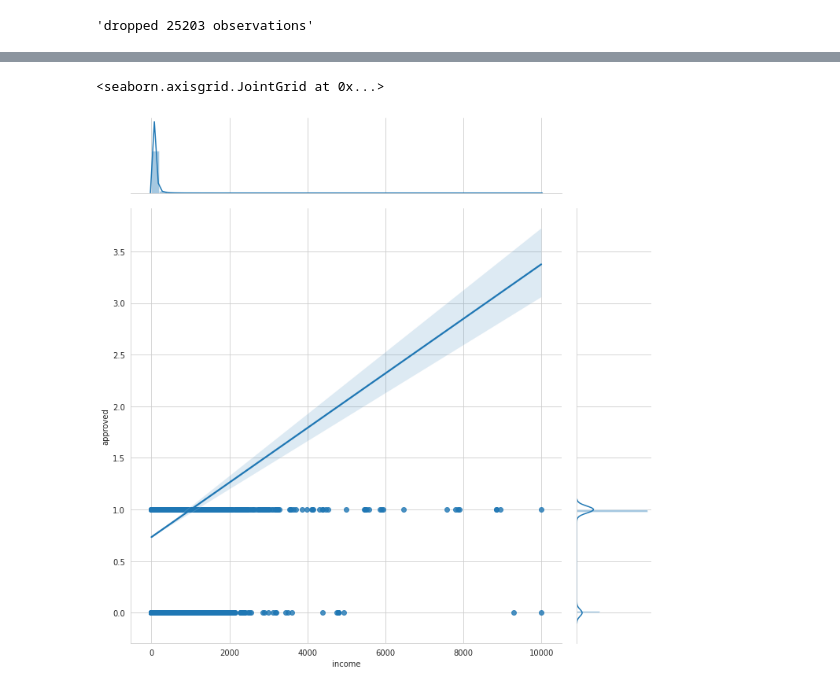
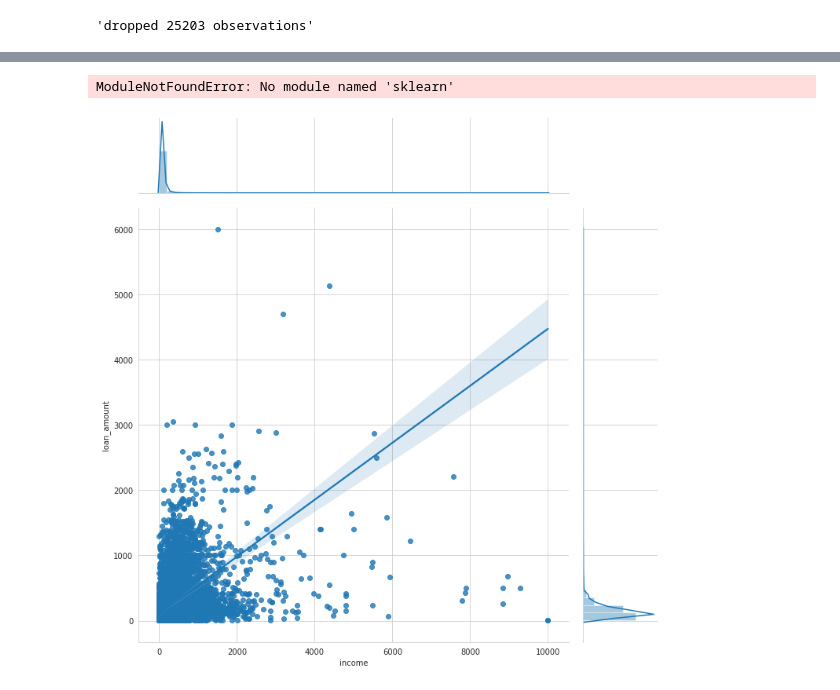
Before and after one commit to ewalsh/hmda, a Jupyter notebook: py_code/HMDA Loan Approval.ipynb, the cells around one changed output, grey strips where cells are left out. Cells and saved outputs as stored; diff of their text form; code cells hidden in the pictures.

Commit message:
upto density

```diff
--- a/py_code/HMDA Loan Approval.ipynb
+++ b/py_code/HMDA Loan Approval.ipynb
@@ -248,2 +252,9 @@ While our dataset is unbalanced, it is not extremely so.
 
 I have already mentioned that I expect income to be an important feature of our data. However, it comes in a few different forms. Let's examine our income data and look at how we might transform them below.
+# %%
+lar['applicant_income_000s'] = pd.to_numeric(lar['applicant_income_000s'])
+plt.figure(figsize=(8,6))
+plt.hist(lar['applicant_income_000s'],100,facecolor='#3F4B8C',alpha=0.8)
+plt.ylabel('Count')
+plt.xlabel('Income')
+plt.title('Applicant Income (in thousands USD)');
@@ -249,0 +280,4 @@ I have already mentioned that I expect income to be an important feature of our
+# %%
+start_obs = lar.shape[0]
+lar = lar[(lar['applicant_income_000s'] != 1)]
+"""dropped {} observations""".format(start_obs - lar.shape[0])
@@ -249,0 +304,7 @@ I have already mentioned that I expect income to be an important feature of our
+# %%
+lar['number_of_1_to_4_family_units'] = pd.to_numeric(lar['number_of_1_to_4_family_units'])
+plt.figure(figsize=(8,6))
+plt.hist(lar['number_of_1_to_4_family_units'], 100, facecolor='#3F4B8C',alpha=0.8)
+plt.ylabel('Count')
+plt.xlabel('Living Density')
+plt.title('Number of Under 5 Family Homes');
@@ -250,7 +317,15 @@ I have already mentioned that I expect income to be an important feature of our
+# %%
+from sklearn import preprocessing
+plt.figure(figsize=(8,6))
+plt.hist(preprocessing.scale(lar['number_of_1_to_4_family_units']), 100, facecolor='#3F4B8C',alpha=0.8)
+plt.ylabel('Count')
+plt.xlabel('Living Density -- Normalized')
+plt.title('Number of Under 5 Family Homes');
+# %% [output]
+ModuleNotFoundError: No module named 'sklearn'
 # %%
-income_data = pd.DataFrame({'approved': lar['action_taken'], \
+income_data = pd.DataFrame({'loan_amount': pd.to_numeric(lar['loan_amount_000s']), \
                             'income': pd.to_numeric(lar['applicant_income_000s'])})
-sns.jointplot(y='approved',x='income', data=income_data, kind='reg', height=10)
+jplot = sns.jointplot(y='loan_amount',x='income', data=income_data, kind='reg', height=10)
 # %% [output]
-<seaborn.axisgrid.JointGrid at 0x...>
-[figure, old version]
+[figure, new version]
```
Also changed, not shown: parts of 16 cells of this notebook.
